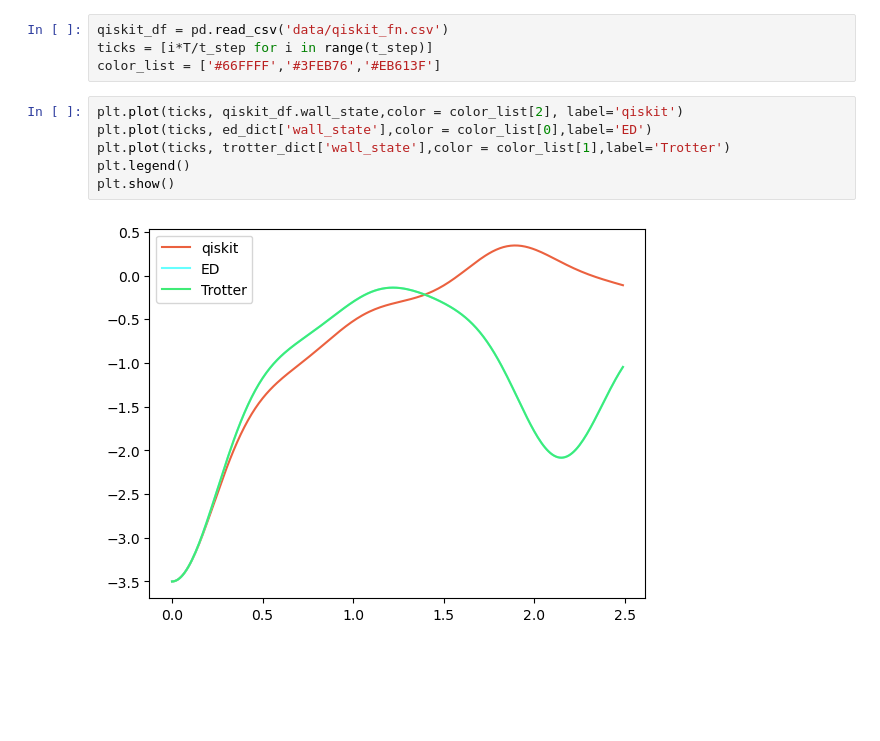
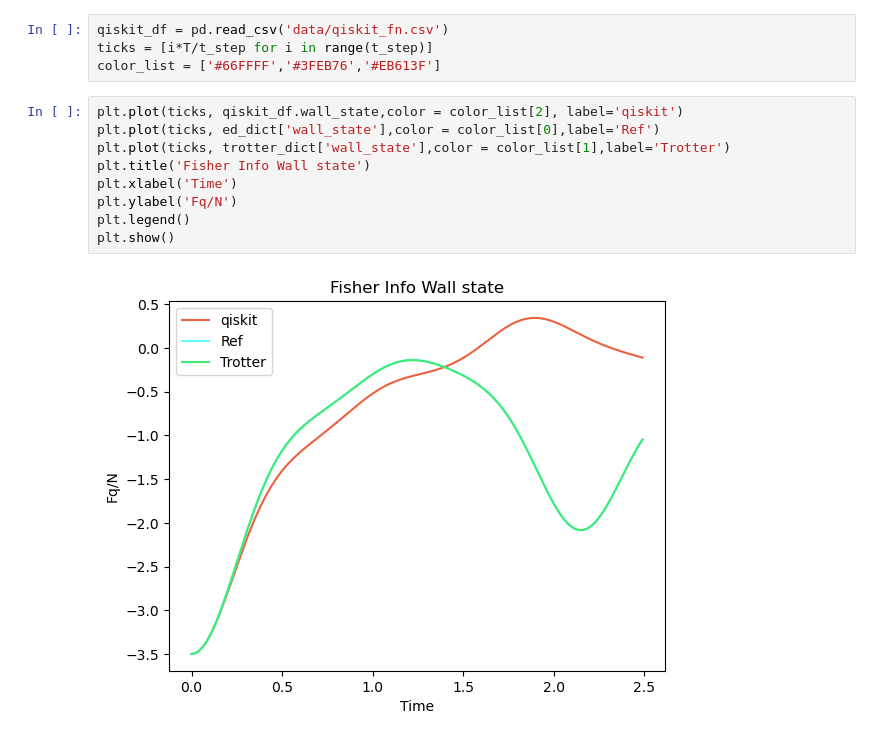
Before and after one commit to Zao-0/QuSim_on_digital_quantum_computer, a Jupyter notebook: quantum_fisher_info.ipynb, the cells around one changed output. Cells and saved outputs as stored; diff of their text form; blank space fills up the shorter version.

```diff
--- a/quantum_fisher_info.ipynb
+++ b/quantum_fisher_info.ipynb
@@ -120,11 +120,14 @@ ticks = [i*T/t_step for i in range(t_step)]
 color_list = ['#66FFFF','#3FEB76','#EB613F']
 # %%
 plt.plot(ticks, qiskit_df.wall_state,color = color_list[2], label='qiskit')
-plt.plot(ticks, ed_dict['wall_state'],color = color_list[0],label='ED')
+plt.plot(ticks, ed_dict['wall_state'],color = color_list[0],label='Ref')
 plt.plot(ticks, trotter_dict['wall_state'],color = color_list[1],label='Trotter')
+plt.title('Fisher Info Wall state')
+plt.xlabel('Time')
+plt.ylabel('Fq/N')
 plt.legend()
 plt.show()
 # %% [output]
-[figure, old version]
+[figure, new version]
 # %%
 plt.plot(ticks, qiskit_df.neel_state,color = color_list[2], label='qiskit')
```
Also changed, not shown: parts of 1 cell of this notebook, 3 other files.
